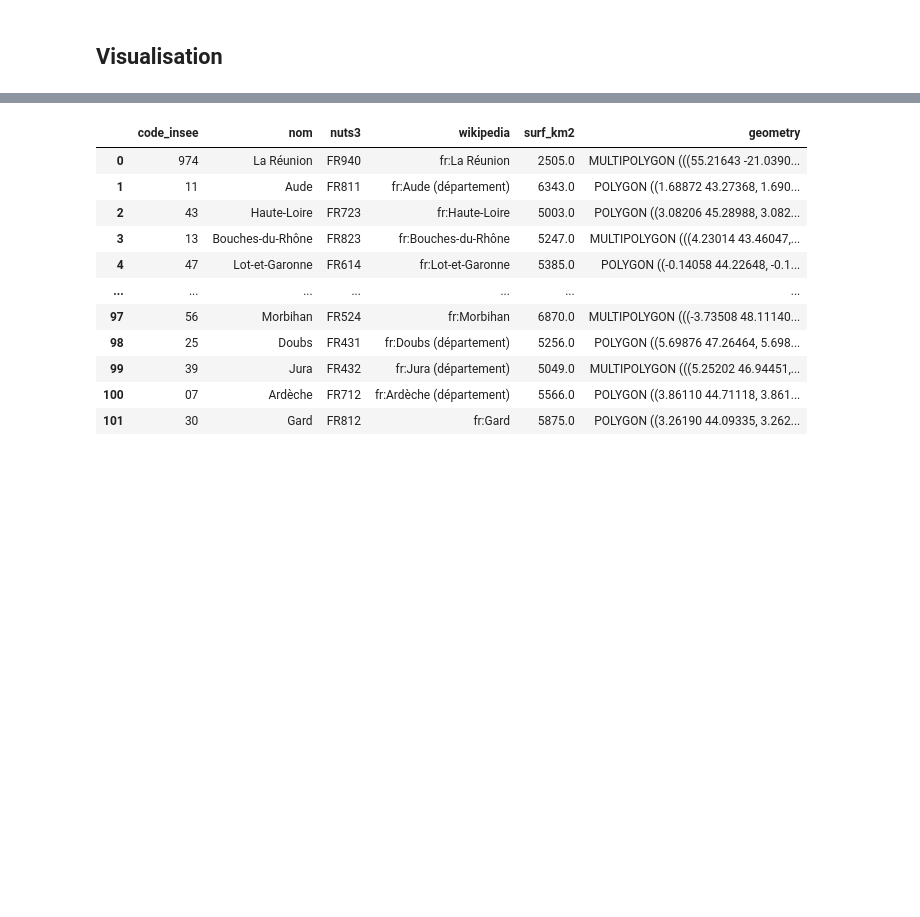
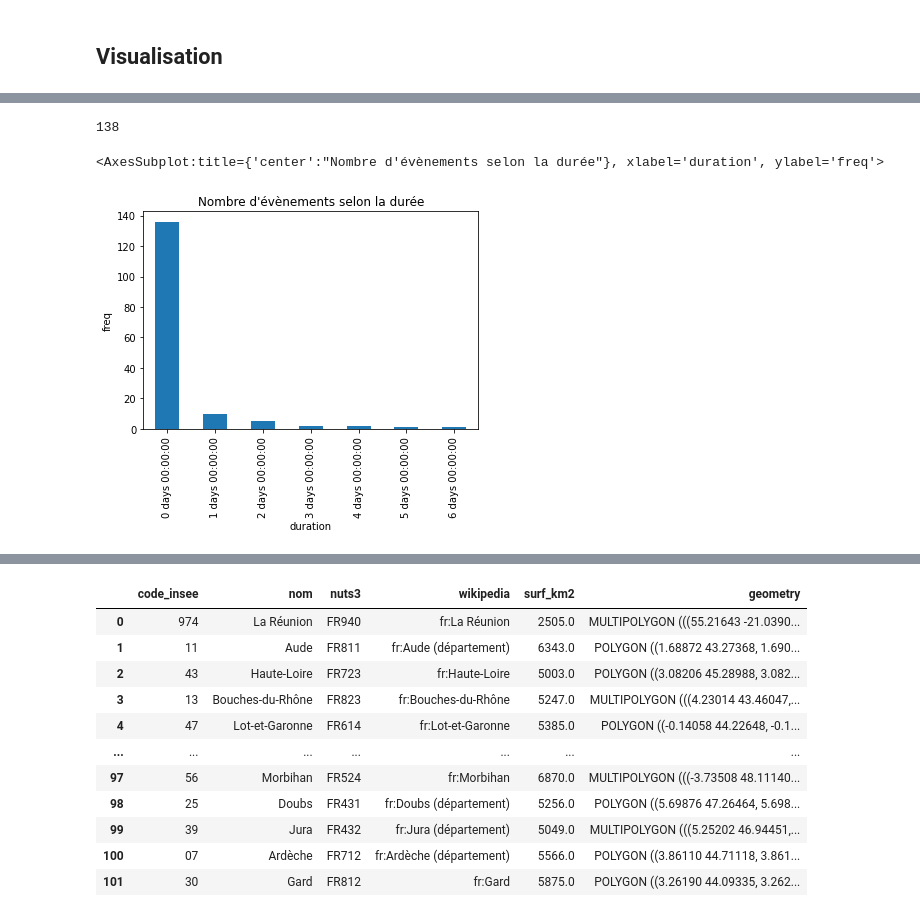
Before and after one commit to GerardTho/CulturalEvents_MapAvailibility, a Jupyter notebook: Project.ipynb, the cells around one changed output, grey strips where cells are left out. Cells and saved outputs as stored; diff of their text form; code cells hidden in the pictures; blank space fills up the shorter version.

```diff
--- a/Project.ipynb
+++ b/Project.ipynb
@@ -330,3 +457,7 @@ df_to_treat.reset_index()[df_to_treat["duration"].apply(lambda s:s >= dt.timedel
 # %%
 print(len(df_to_treat[df_to_treat["date_start"] == df_to_treat["date_end"]]))
-df_to_treat.reset_index()[df_to_treat["duration"].apply(lambda s:s >= dt.timedelta(days = 0) and s <= dt.timedelta(days = 7))].groupby(pd.Grouper(key="duration", freq='D'))['index'].count().plot(kind="bar")
+df_to_treat.reset_index()[df_to_treat["duration"].apply(lambda s:s >= dt.timedelta(days = 0) and s <= dt.timedelta(days = 7))].groupby(pd.Grouper(key="duration", freq='D'))['index'].count().plot(kind="bar", title="Nombre d'évènements selon la durée", ylabel="freq")
+# %% [output]
+138
+<AxesSubplot:title={'center':"Nombre d'évènements selon la durée"}, xlabel='duration', ylabel='freq'>
+[figure, added]
```
Also changed, not shown: parts of 47 cells of this notebook.
